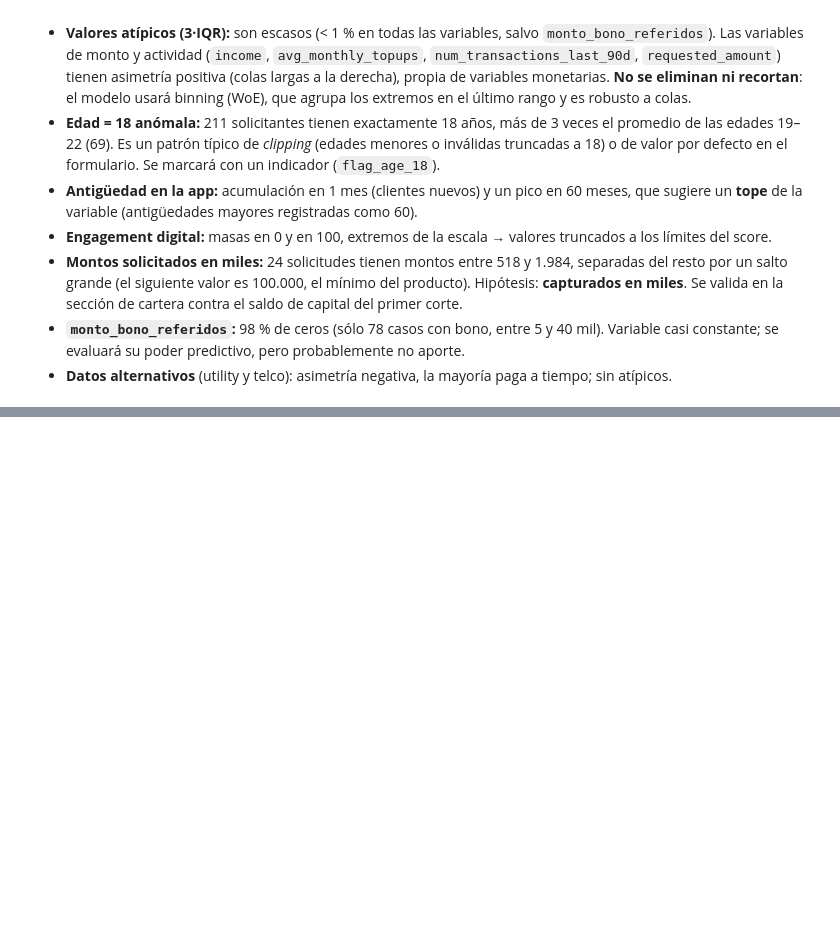
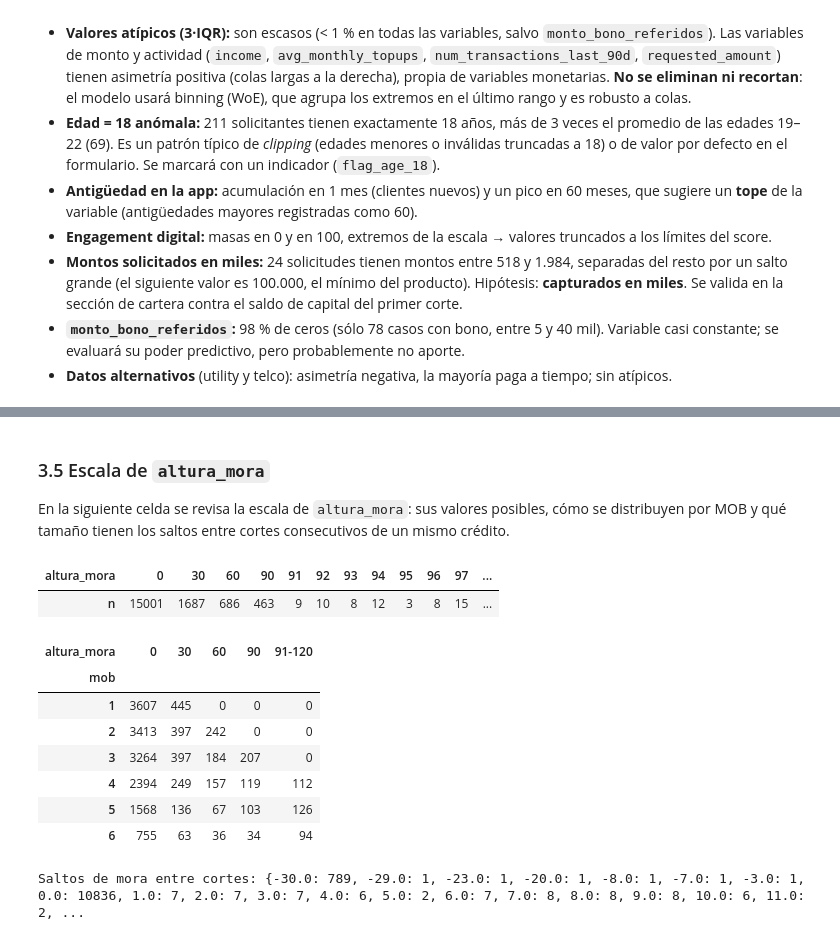
Before and after one commit to maisaarial/prueba-nequi, a Jupyter notebook: notebooks/01_modelo_pd_thin_file.ipynb, the cells around one changed output, grey strips where cells are left out. Drawn from its saved outputs; the diff is of its cells as text; code cells hidden in the pictures; blank space fills up the shorter version.

```diff
--- a/notebooks/01_modelo_pd_thin_file.ipynb
+++ b/notebooks/01_modelo_pd_thin_file.ipynb
@@ -397,0 +514,22 @@ Name: monto_bono_referidos, dtype: float64
+# %% [markdown]
+### 3.5 Escala de `altura_mora`
+En la siguiente celda se revisa la escala de `altura_mora`: sus valores posibles,
+cómo se distribuyen por MOB y qué tamaño tienen los saltos entre cortes consecutivos
+de un mismo crédito.
+# %%
+display(car["altura_mora"].value_counts().sort_index().to_frame("n").T)
+display(pd.crosstab(car["mob"], car["altura_mora"].clip(upper=91).replace({91: "91-120"})))
+saltos = car.groupby("application_id")["altura_mora"].diff()
+print("Saltos de mora entre cortes:", saltos.value_counts().sort_index().to_dict())
+# %% [output]
+| altura_mora | 0 | 30 | 60 | 90 | 91 | 92 | 93 | 94 | 95 | 96 | 97 | ... |
+| n | 15001 | 1687 | 686 | 463 | 9 | 10 | 8 | 12 | 3 | 8 | 15 | ... |
+| altura_mora | 0 | 30 | 60 | 90 | 91-120 |
+| mob |  |  |  |  |  |
+| 1 | 3607 | 445 | 0 | 0 | 0 |
+| 2 | 3413 | 397 | 242 | 0 | 0 |
+| 3 | 3264 | 397 | 184 | 207 | 0 |
+| 4 | 2394 | 249 | 157 | 119 | 112 |
+| 5 | 1568 | 136 | 67 | 103 | 126 |
+| 6 | 755 | 63 | 36 | 34 | 94 |
+Saltos de mora entre cortes: {-30.0: 789, -29.0: 1, -23.0: 1, -20.0: 1, -8.0: 1, -7.0: 1, -3.0: 1, 0.0: 10836, 1.0: 7, 2.0: 7, 3.0: 7, 4.0: 6, 5.0: 2, 6.0: 7, 7.0: 8, 8.0: 8, 9.0: 8, 10.0: 6, 11.0: 2, ...
```
Also changed, not shown: parts of 12 cells of this notebook.
